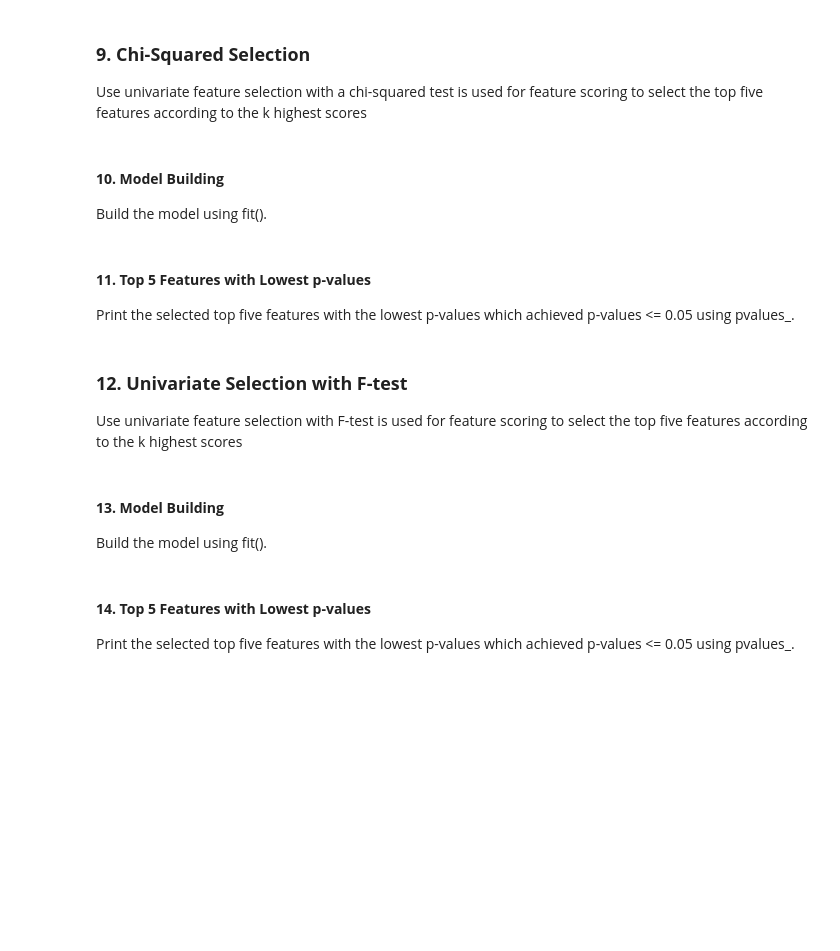
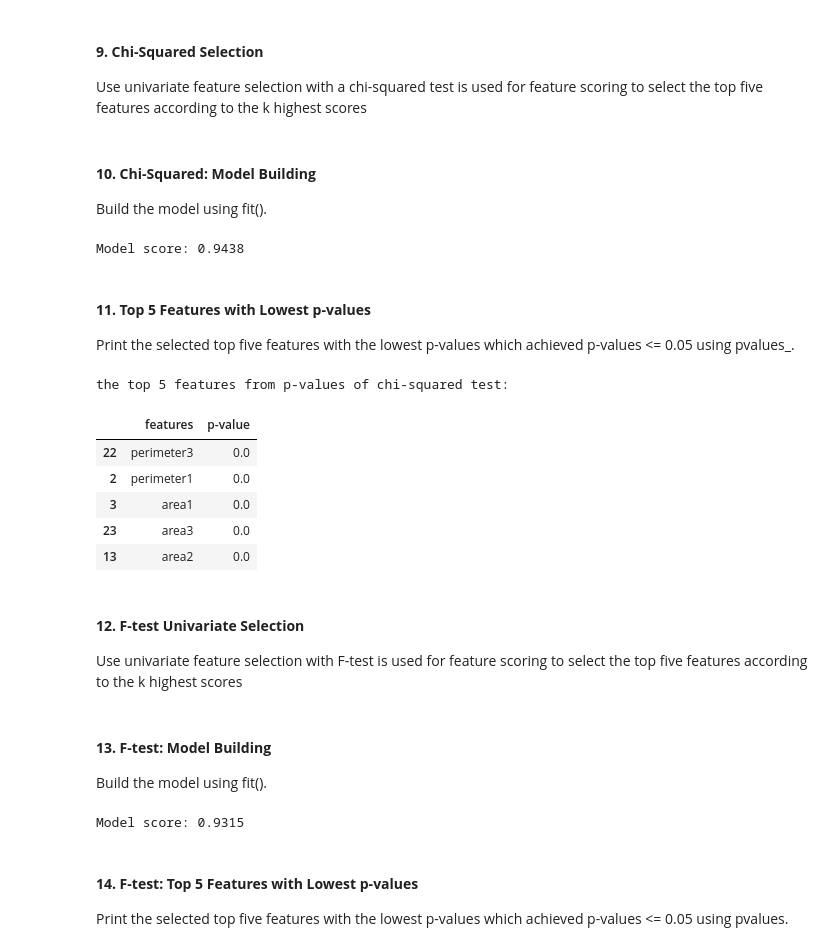
Before and after one commit to nguyuling/Group-11, a Jupyter notebook: Lab/L2_NguYuLing.ipynb, the cells around one changed output. Cells and saved outputs as stored; diff of their text form; code cells hidden in the pictures; blank space fills up the shorter version.

```diff
--- a/Lab/L2_NguYuLing.ipynb
+++ b/Lab/L2_NguYuLing.ipynb
@@ -59,12 +113,41 @@ Print the first three samples with their feature values.
 # %% [markdown]
-### **9. Chi-Squared Selection**
+#### **9. Chi-Squared Selection**
 Use univariate feature selection with a chi-squared test is used for feature scoring to select the top five features according to the k highest scores
+# %%
+chi2_selection = SelectKBest(score_func=chi2, k=5).fit(X, y.values.ravel())
 # %% [markdown]
-#### **10. Model Building**
+#### **10. Chi-Squared: Model Building**
 Build the model using fit().
+# %%
+from sklearn.linear_model import LogisticRegression
+
+X_selected_chi2 = chi2_selection.transform(X)
+model_chi2 = LogisticRegression(max_iter=1000).fit(X_selected_chi2, y.values.ravel())
+print(f"Model score: {model_chi2.score(X_selected_chi2, y.values.ravel()):.4f}")
+# %% [output]
+Model score: 0.9438
 # %% [markdown]
 #### **11. Top 5 Features with Lowest p-values**
 Print the selected top five features with the lowest p-values which achieved p-values <= 0.05 using pvalues_.
+# %%
+pvalues = chi2_selection.pvalues_
+
+chi2_features_pvalues = pd.DataFrame({
+    'features': X.columns,
+    'p-value': pvalues
+})
+chi2_features_pvalues = chi2_features_pvalues.sort_values('p-value', ascending=True)
+
+print("the top 5 features from p-values of chi-squared test:")
+chi2_features_pvalues[chi2_features_pvalues['p-value'] <= 0.05].head(5)
+# %% [output]
+the top 5 features from p-values of chi-squared test:
+|  | features | p-value |
+| 22 | perimeter3 | 0.0 |
+| 2 | perimeter1 | 0.0 |
+| 3 | area1 | 0.0 |
+| 23 | area3 | 0.0 |
+| 13 | area2 | 0.0 |
 # %% [markdown]
-### **12. Univariate Selection with F-test**
+#### **12. F-test Univariate Selection**
 Use univariate feature selection with F-test is used for feature scoring to select the top five features according to the k highest scores
@@ -71,6 +156,13 @@ Use univariate feature selection with F-test is used for feature scoring to sele
 # %% [markdown]
-#### **13. Model Building**
+#### **13. F-test: Model Building**
 Build the model using fit().
+# %%
+X_selected_f = f_selection.transform(X)
+model_f = LogisticRegression(max_iter=1000).fit(X_selected_f, y.values.ravel())
+
+print(f"Model score: {model_f.score(X_selected_f, y.values.ravel()):.4f}")
+# %% [output]
+Model score: 0.9315
 # %% [markdown]
-#### **14. Top 5 Features with Lowest p-values**
-Print the selected top five features with the lowest p-values which achieved p-values <= 0.05 using pvalues_.
+#### **14. F-test: Top 5 Features with Lowest p-values**
+Print the selected top five features with the lowest p-values which achieved p-values <= 0.05 using pvalues.
```
Also changed, not shown: parts of 66 cells of this notebook.
